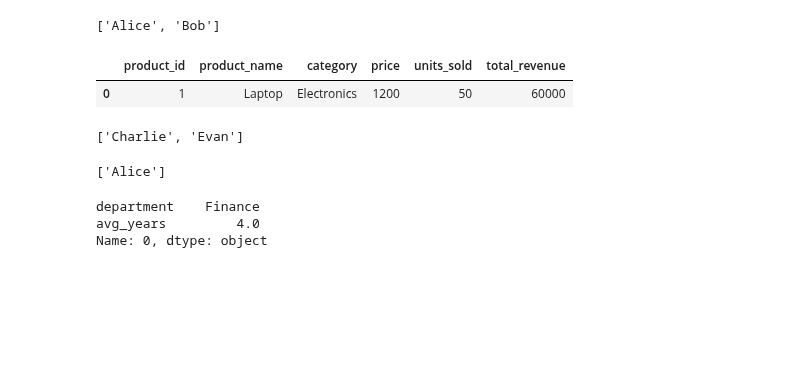
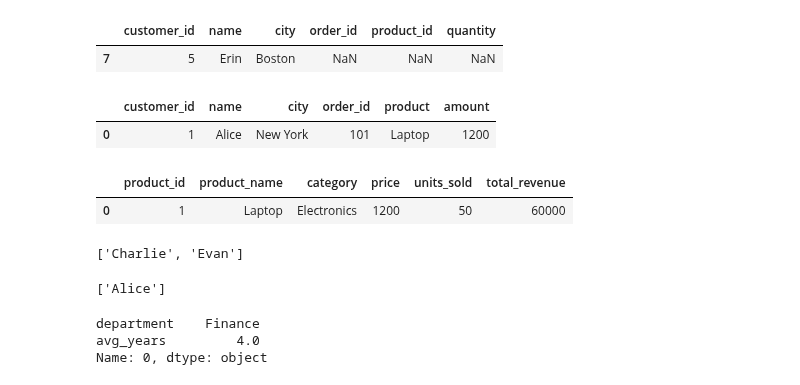
Before and after one commit to edmiller824/sf_tech, a Jupyter notebook: reps.ipynb, the cells around one changed output. Cells and saved outputs as stored; diff of their text form; code cells hidden in the pictures; blank space fills up the shorter version.

Commit message:
pandas practice with merges

```diff
--- a/reps.ipynb
+++ b/reps.ipynb
@@ -1,3 +1,65 @@
+# %%
+"""
+	1.	Left join customers ↔ orders so that customers with no orders still appear (orders columns as NaN).
+	2.	Outer join orders ↔ products to flag product mismatches (e.g., product_id=99 not found).
+	3.	Compute total spent per customer (quantity × unit_price), including zero for customers with no orders.
+	4.	Compute revenue by category (use the products table), sorted descending.
+	5.	List customers with no orders.
+	6.	Find the largest single order value (quantity × unit_price), returning the customer, product, and amount.
+	7.	Using the returns table, compute net revenue per customer = gross revenue − (returned_qty × unit_price).
+	8.	Bonus: average order value per city, counting only customers with orders; then show a variant that lists all cities, with 0 where applicable.
+"""
+import pandas as pd
+
+# Customers (note: Erin has no orders)
+customers = pd.DataFrame({
+    "customer_id": [1, 2, 3, 4, 5],
+    "name": ["Alice", "Bob", "Charlie", "Diana", "Erin"],
+    "city": ["New York", "Los Angeles", "Chicago", "New York", "Boston"]
+})
+
+# Orders (note: one order has a product_id not in products)
+orders = pd.DataFrame({
+    "order_id": [101, 102, 103, 104, 105, 106, 107],
+    "customer_id": [1, 2, 1, 3, 2, 4, 1],
+    "product_id": [10, 20, 30, 20, 99, 10, 30],
+    "quantity": [1, 1, 2, 1, 3, 1, 1]
+})
+
+# Products (note: no product_id=99 here)
+products = pd.DataFrame({
+    "product_id": [10, 20, 30, 40],
+    "product": ["Laptop", "Book", "Shirt", "Headphones"],
+    "unit_price": [1200, 20, 35, 150],
+    "category": ["Electronics", "Books", "Clothing", "Electronics"]
+})
+
+# Optional: Returns (order-level returns to subtract from revenue)
+returns = pd.DataFrame({
+    "order_id": [103, 105],
+    "returned_qty": [1, 1]
+})
+
+co_merged = customers.merge(orders, how='left', on='customer_id')
+op_merged = orders.merge(products, how='outer', on='product_id')
+
+merged = co_merged.merge(products, how='left', on='product_id')
+merged['amount_spent'] = (merged['quantity'] * merged['unit_price']).fillna(0)
+
+total_spent = merged.groupby('name', as_index=False).agg(total_spent=('amount_spent', 'sum'))
+
+po_merged = products.merge(orders, how='left', on='product_id')
+po_merged['revenue'] = po_merged['unit_price'] * po_merged['quantity']
+product_revenue = po_merged.groupby('product', as_index=False).agg(product_rev=('revenue', 'sum')).sort_values('product_rev', ascending=False)
+
+no_orders = co_merged[co_merged['order_id'].isnull()]
+
+	# 6.	Find the largest single order value (quantity × unit_price), returning the customer, product, and amount.
+op_merged['order_value'] = op_merged['unit_price'] * op_merged['quantity']
+op_merged.groupby('order_id', as_index=False).agg()
+# %% [output]
+|  | customer_id | name | city | order_id | product_id | quantity |
+| 7 | 5 | Erin | Boston | NaN | NaN | NaN |
 # %%
 """
 	1.	Join customers and orders to get a single table with customer names, cities, and their orders.
@@ -32,7 +94,8 @@ gt_1 = (
         )
 largest_purch = merged.nlargest(1, 'amount')
 # %% [output]
-['Alice', 'Bob']
+|  | customer_id | name | city | order_id | product | amount |
+| 0 | 1 | Alice | New York | 101 | Laptop | 1200 |
 # %%
 """
 	1.	Compute the total revenue per product.
```
